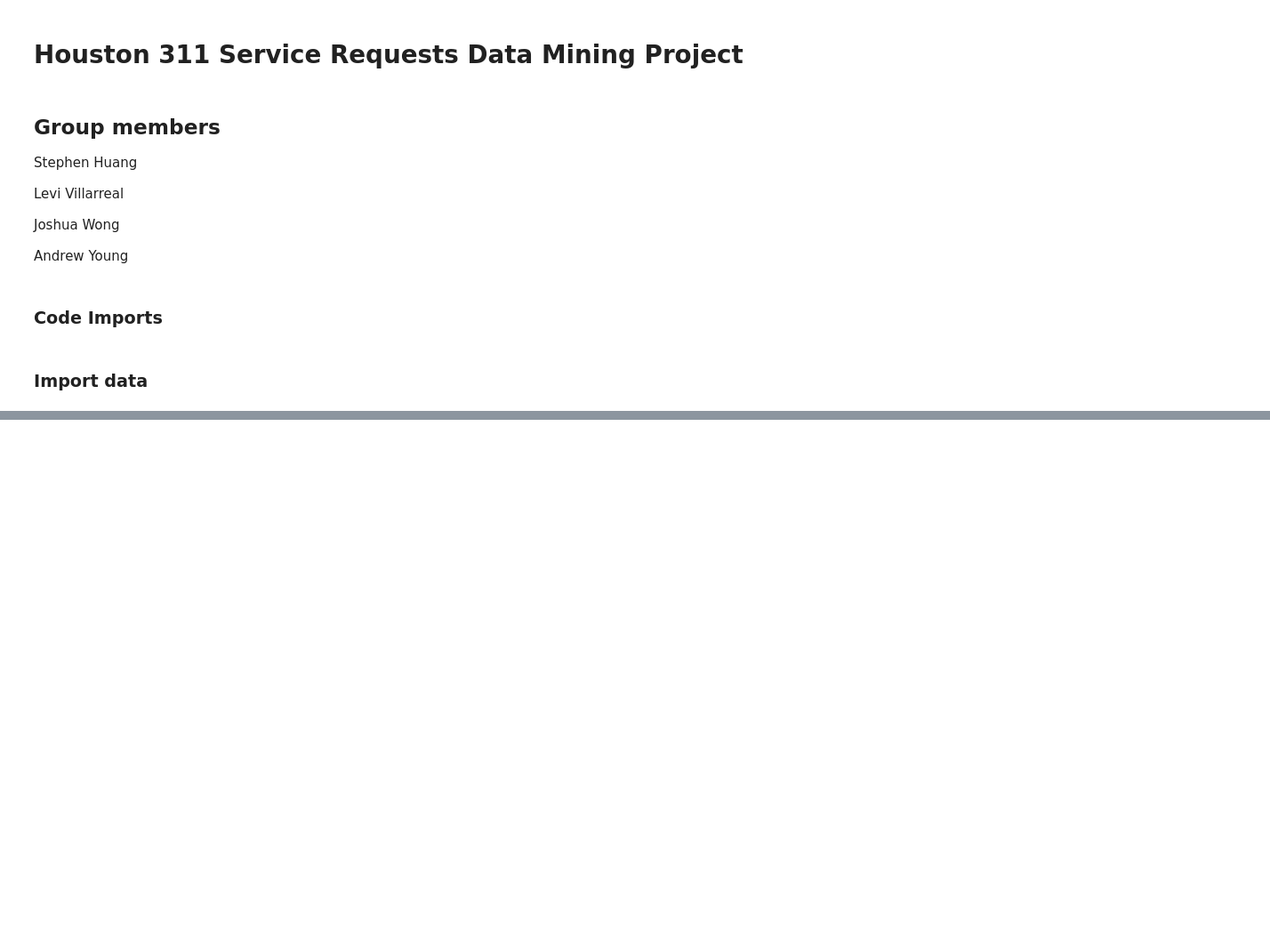
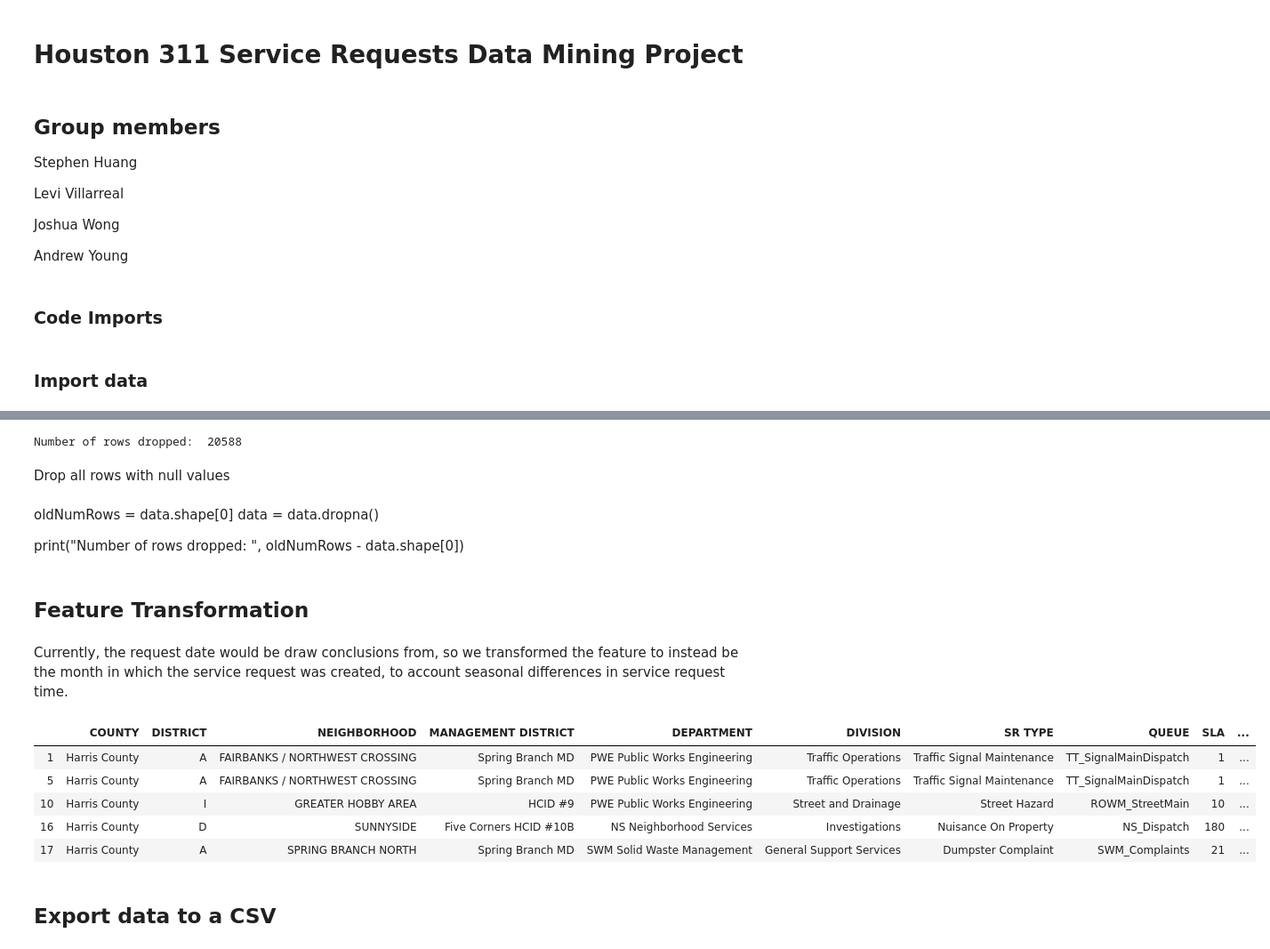
Before and after one commit to leviv/Houston-311-Data-Mining, a Jupyter notebook: Houston-Data-Mining.ipynb, the cells around one changed output, grey strips where cells are left out. Shown at 89% size. Cells and saved outputs as stored; diff of their text form; code cells hidden in the pictures; blank space fills up the shorter version.

```diff
--- a/Houston-Data-Mining.ipynb
+++ b/Houston-Data-Mining.ipynb
@@ -45,0 +105,13 @@ data.head
+# %%
+print('Counties:')
+print(data['COUNTY'].value_counts())
+print()
+
+oldNumRows = data.shape[0]
+data['COUNTY'] = data['COUNTY'].replace(['HARRIS', 'FORT BEND', 'MONTGOMERY'], ['Harris County', 'Fort Bend County', 'Montgomery County'])
+data = data[data.COUNTY != 'Unknown']
+
+print('Counties:')
+print(data['COUNTY'].value_counts())
+print()
+print("Number of rows with COUNTY == 'Unknown' dropped: ", oldNumRows - data.shape[0])
@@ -45,0 +138,5 @@ data.head
+# %%
+oldNumRows = data.shape[0]
+data = data[data.DISTRICT != 'Unknown']
+
+print("Number of rows dropped: ", oldNumRows - data.shape[0])
@@ -45,0 +147,4 @@ data.head
+# %%
+data['MANAGEMENT DISTRICT'] = data['MANAGEMENT DISTRICT'].replace(['HCID #3 TRACT 19 (Upper Kirby)', 'HCID #3 TRACT 47 (Upper Kirby)', 'East End MD', 'Greater Northside', 'Sharpstown'], ['HCID #3 (Upper Kirby)', 'HCID #3 (Upper Kirby)', 'East End', 'Greater Northside MD', 'Sharpstown MD'])
+print('Management Districts:')
+print(data['MANAGEMENT DISTRICT'].value_counts().sort_index())
@@ -45,0 +171,34 @@ data.head
+# %%
+oldNumRows = data.shape[0]
+data = data[data['CHANNEL TYPE'] != 'Unknown']
+
+print("Number of rows dropped: ", oldNumRows - data.shape[0])
+# %% [output]
+Number of rows dropped:  20588
+# %% [markdown]
+Drop all rows with null values
+# %% [markdown]
+oldNumRows = data.shape[0]
+data = data.dropna()
+
+print("Number of rows dropped: ", oldNumRows - data.shape[0])
+# %% [markdown]
+## Feature Transformation
+# %% [markdown]
+Currently, the request date would be draw conclusions from, so we transformed the feature to instead be the month in which the service request was created, to account seasonal differences in service request time.
+# %%
+months = ['January', 'February', 'March', 'April', 'May', 'June', 'July', 'August', 'September', 'October', 'November', 'December']
+data['SR CREATE DATE'] = data['SR CREATE DATE'].apply(lambda x : datetime.datetime.strptime(x, '%Y-%m-%d %H:%M:%S'))
+data['SR CREATE DATE'] = data['SR CREATE DATE'].apply(lambda x : months[x.month-1])
+
+data = data.rename(columns={'SR CREATE DATE': 'SR MONTH'})
+data.head()
+# %% [output]
+|  | COUNTY | DISTRICT | NEIGHBORHOOD | MANAGEMENT DISTRICT | DEPARTMENT | DIVISION | SR TYPE | QUEUE | SLA | ... |
+| 1 | Harris County | A | FAIRBANKS / NORTHWEST CROSSING | Spring Branch MD | PWE Public Works Engineering | Traffic Operations | Traffic Signal Maintenance | TT_SignalMainDispatch | 1 | ... |
+| 5 | Harris County | A | FAIRBANKS / NORTHWEST CROSSING | Spring Branch MD | PWE Public Works Engineering | Traffic Operations | Traffic Signal Maintenance | TT_SignalMainDispatch | 1 | ... |
+| 10 | Harris County | I | GREATER HOBBY AREA | HCID #9 | PWE Public Works Engineering | Street and Drainage | Street Hazard | ROWM_StreetMain | 10 | ... |
+| 16 | Harris County | D | SUNNYSIDE | Five Corners HCID #10B | NS Neighborhood Services | Investigations | Nuisance On Property | NS_Dispatch | 180 | ... |
+| 17 | Harris County | A | SPRING BRANCH NORTH | Spring Branch MD | SWM Solid Waste Management | General Support Services | Dumpster Complaint | SWM_Complaints | 21 | ... |
+# %% [markdown]
+## Export data to a CSV
```
Also changed, not shown: parts of 18 cells of this notebook, 2 other files.
